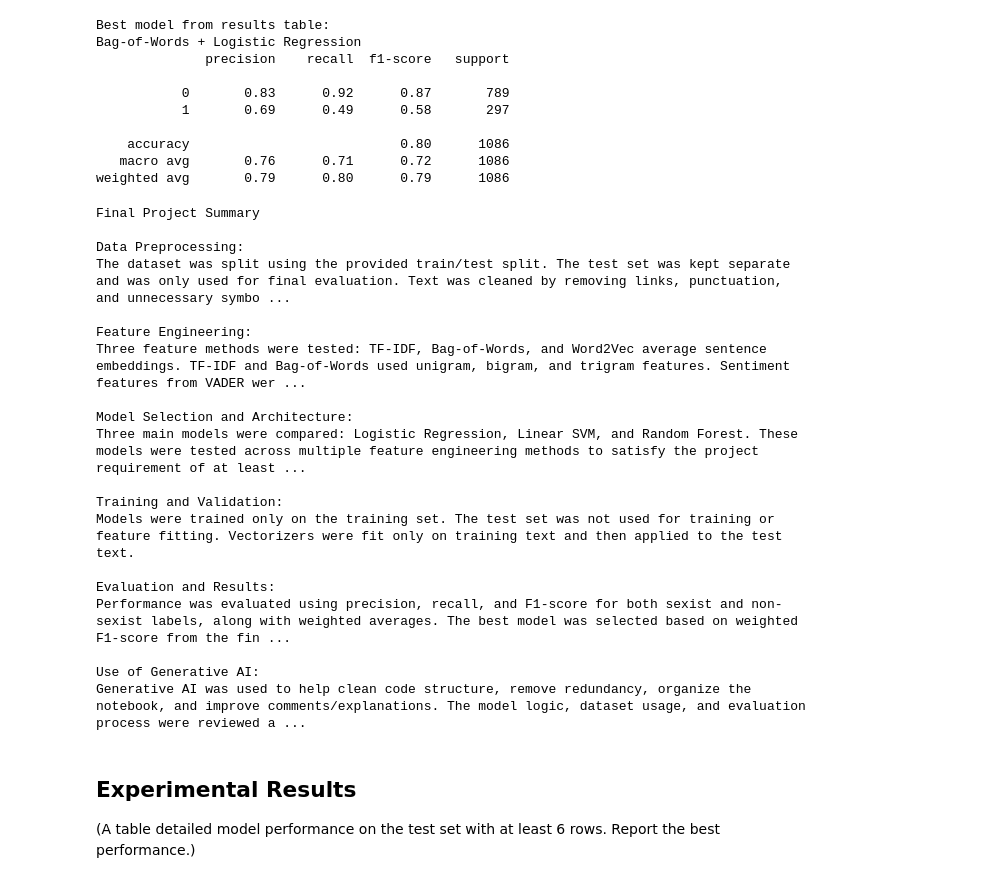
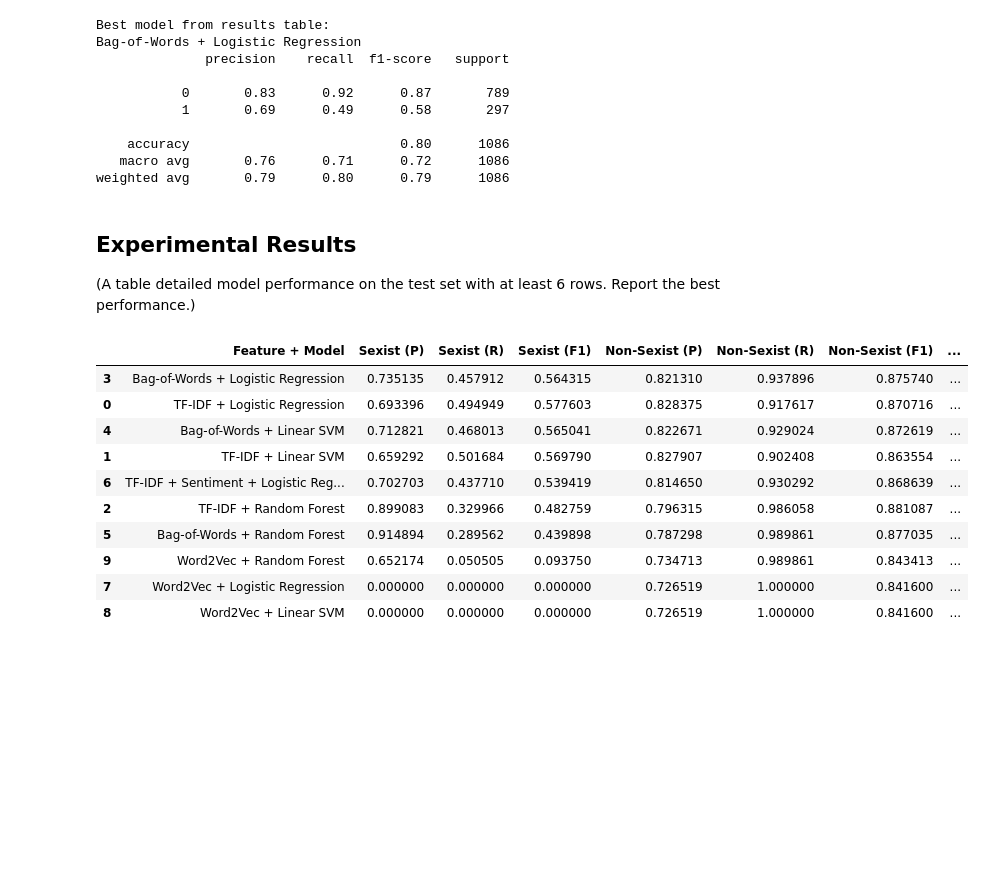
Before and after one commit to T4peduck/CSC380FinalProject, a Jupyter notebook: final_project/final_project_working_final.ipynb, the cells around one changed output. Saved outputs shown, nothing was run; the diff lists cells and outputs as text; code cells hidden in the pictures; blank space fills up the shorter version.

Commit message:
added some additional text and reformatted it such that the writing was moved to the text regions

```diff
--- a/final_project/final_project_working_final.ipynb
+++ b/final_project/final_project_working_final.ipynb
@@ -570,52 +579,24 @@ Bag-of-Words + Logistic Regression
     accuracy                           0.80      1086
    macro avg       0.76      0.71      0.72      1086
 weighted avg       0.79      0.80      0.79      1086
-# %%
-print("""
-Final Project Summary
-
-Data Preprocessing:
-The dataset was split using the provided train/test split. The test set was kept separate and was only used for final evaluation. Text was cleaned by removing links, punctuation, and unnecessary symbols. Words were lowercased, tokenized, lemmatized, and filtered using stopwords. Important gender-related and sexism-related words were preserved because they are meaningful for this task.
-
-Feature Engineering:
-Three feature methods were tested: TF-IDF, Bag-of-Words, and Word2Vec average sentence embeddings. TF-IDF and Bag-of-Words used unigram, bigram, and trigram features. Sentiment features from VADER were also tested with TF-IDF as an additional feature set.
-
-Model Selection and Architecture:
-Three main models were compared: Logistic Regression, Linear SVM, and Random Forest. These models were tested across multiple feature engineering methods to satisfy the project requirement of at least two feature methods and three models.
-
-Training and Validation:
-Models were trained only on the training set. The test set was not used for training or feature fitting. Vectorizers were fit only on training text and then applied to the test text.
-
-Evaluation and Results:
-Performance was evaluated using precision, recall, and F1-score for both sexist and non-sexist labels, along with weighted averages. The best model was selected based on weighted F1-score from the final results table.
-
-Use of Generative AI:
-Generative AI was used to help clean code structure, remove redundancy, organize the notebook, and improve comments/explanations. The model logic, dataset usage, and evaluation process were reviewed and kept aligned with the assignment requirements.
-""")
-# %% [output]
-Final Project Summary
-
-Data Preprocessing:
-The dataset was split using the provided train/test split. The test set was kept separate and was only used for final evaluation. Text was cleaned by removing links, punctuation, and unnecessary symbo ...
-
-Feature Engineering:
-Three feature methods were tested: TF-IDF, Bag-of-Words, and Word2Vec average sentence embeddings. TF-IDF and Bag-of-Words used unigram, bigram, and trigram features. Sentiment features from VADER wer ...
-
-Model Selection and Architecture:
-Three main models were compared: Logistic Regression, Linear SVM, and Random Forest. These models were tested across multiple feature engineering methods to satisfy the project requirement of at least ...
-
-Training and Validation:
-Models were trained only on the training set. The test set was not used for training or feature fitting. Vectorizers were fit only on training text and then applied to the test text.
-
-Evaluation and Results:
-Performance was evaluated using precision, recall, and F1-score for both sexist and non-sexist labels, along with weighted averages. The best model was selected based on weighted F1-score from the fin ...
-
-Use of Generative AI:
-Generative AI was used to help clean code structure, remove redundancy, organize the notebook, and improve comments/explanations. The model logic, dataset usage, and evaluation process were reviewed a ...
 # %% [markdown]
 ## Experimental Results
 
 (A table detailed model performance on the test set with at least 6 rows. Report the best performance.)
+# %%
+results_df
+# %% [output]
+|  | Feature + Model | Sexist (P) | Sexist (R) | Sexist (F1) | Non-Sexist (P) | Non-Sexist (R) | Non-Sexist (F1) | ... |
+| 3 | Bag-of-Words + Logistic Regression | 0.735135 | 0.457912 | 0.564315 | 0.821310 | 0.937896 | 0.875740 | ... |
+| 0 | TF-IDF + Logistic Regression | 0.693396 | 0.494949 | 0.577603 | 0.828375 | 0.917617 | 0.870716 | ... |
+| 4 | Bag-of-Words + Linear SVM | 0.712821 | 0.468013 | 0.565041 | 0.822671 | 0.929024 | 0.872619 | ... |
+| 1 | TF-IDF + Linear SVM | 0.659292 | 0.501684 | 0.569790 | 0.827907 | 0.902408 | 0.863554 | ... |
+| 6 | TF-IDF + Sentiment + Logistic Reg... | 0.702703 | 0.437710 | 0.539419 | 0.814650 | 0.930292 | 0.868639 | ... |
+| 2 | TF-IDF + Random Forest | 0.899083 | 0.329966 | 0.482759 | 0.796315 | 0.986058 | 0.881087 | ... |
+| 5 | Bag-of-Words + Random Forest | 0.914894 | 0.289562 | 0.439898 | 0.787298 | 0.989861 | 0.877035 | ... |
+| 9 | Word2Vec + Random Forest | 0.652174 | 0.050505 | 0.093750 | 0.734713 | 0.989861 | 0.843413 | ... |
+| 7 | Word2Vec + Logistic Regression | 0.000000 | 0.000000 | 0.000000 | 0.726519 | 1.000000 | 0.841600 | ... |
+| 8 | Word2Vec + Linear SVM | 0.000000 | 0.000000 | 0.000000 | 0.726519 | 1.000000 | 0.841600 | ... |
 # %% [markdown]
 ## Project Summary
 ### 1. Data Preprocessing
```
Also changed, not shown: parts of 3 cells of this notebook, 1 other file.
